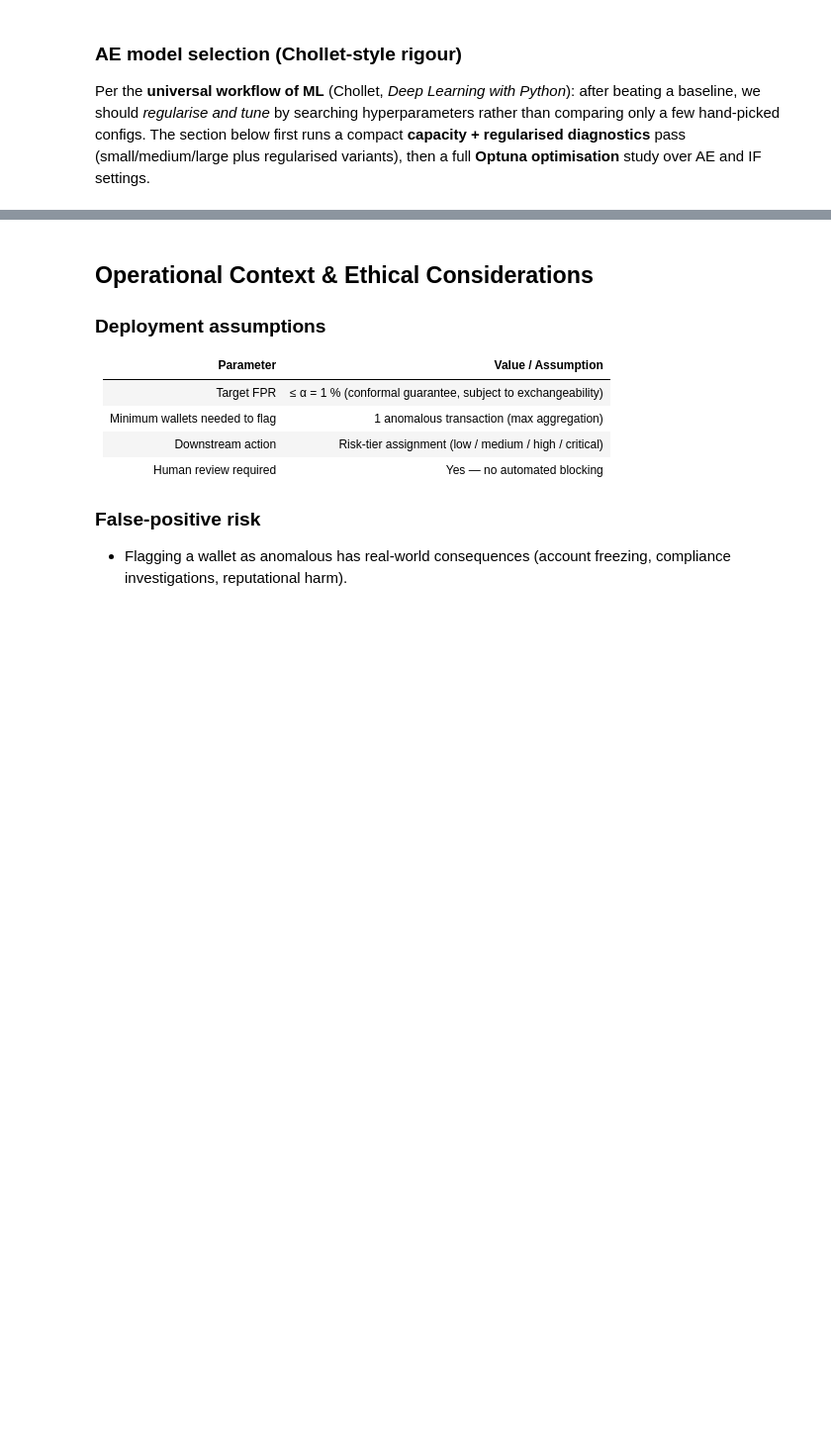
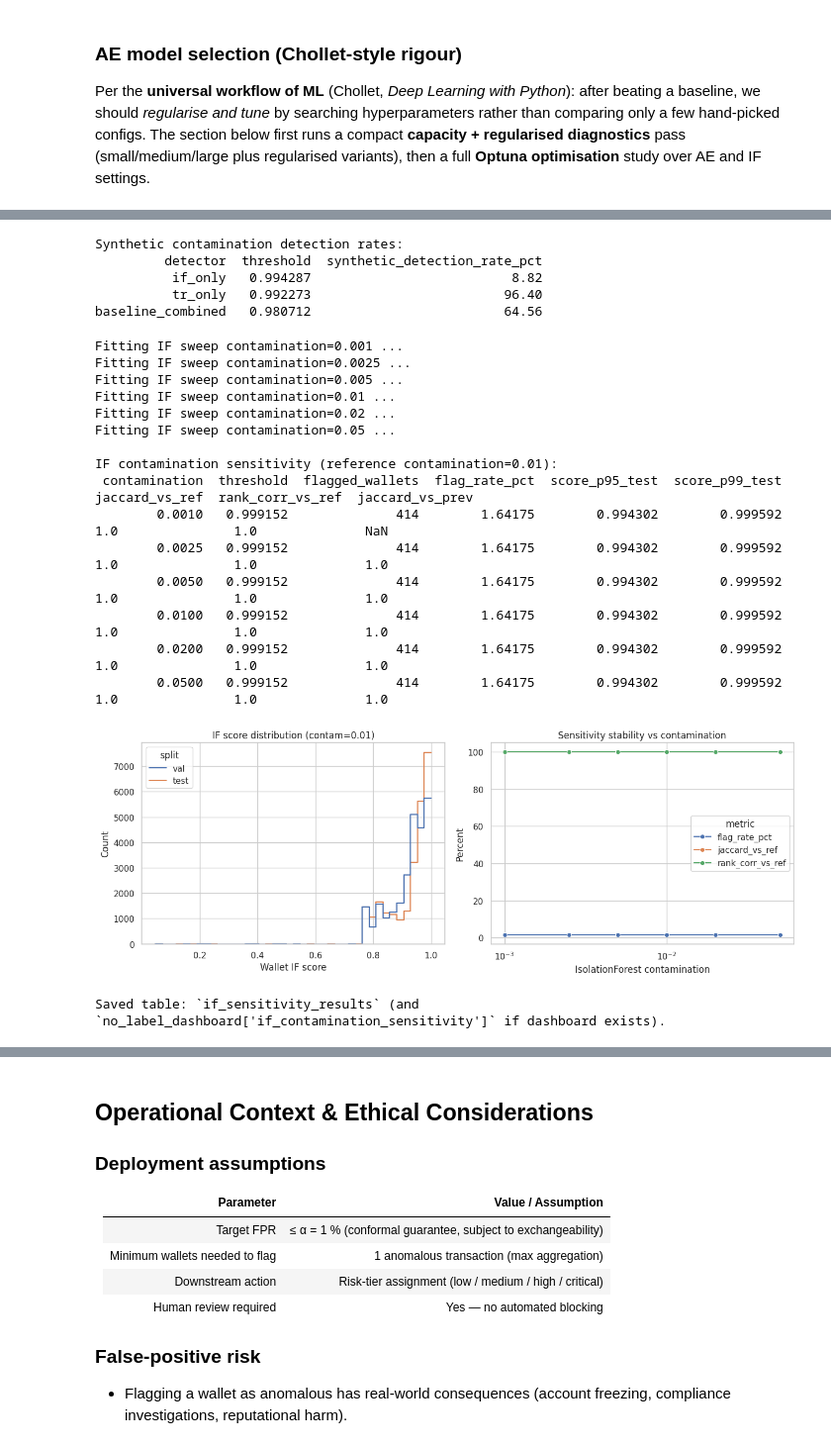
Before and after one commit to gitgatgit/anomaly-detection, a Jupyter notebook: train.ipynb, the cells around one changed output, grey strips where cells are left out. Shown at 99% size. Saved outputs shown, nothing was run; the diff lists cells and outputs as text; code cells hidden in the pictures; blank space fills up the shorter version.

```diff
--- a/train.ipynb
+++ b/train.ipynb
@@ -60,6 +63,6 @@ if torch.cuda.is_available():
 # %%
 # ── Load parquets ─────────────────────────────────────────────────────────────
-CHUNK_DIR = '/kaagle/input/datasets/nschmidtmartinez/anomaly-detect'
+CHUNK_DIR = '/kaggle/input/datasets/nschmidtmartinez/anomaly-detect'
 names     = ['sep', 'oct', 'nov']
 
 df_flat = pd.concat([
@@ -335,5 +407,16 @@ print('Fitting Isolation Forest...')
 iforest = IsolationForest(**IF_CFG).fit(X_tx_norm[train_mask_tx])  # fixed: use normalised features (consistent with AE)
 
 if_raw      = -iforest.decision_function(X_tx_norm)           # (N_tx,) higher = more anomalous
-if_tx_score = (if_raw - if_raw.min()) / (if_raw.max() - if_raw.min())
+
+# Training-CDF normalisation (Kriegel et al. 2011 "Interpreting and Unifying
+# Outlier Scores"; ECOD, Li et al. 2022):
+#   score_i = P(X_train <= raw_i)  ≈ empirical CDF of the training distribution.
+# Using training-only CDF avoids data leakage: val/test raw scores do NOT
+# influence the normalisation reference.  Mean ≈ 0.50 on training data by
+# construction; val/test anomalies push into the upper tail (>0.95).
+if_train_raw   = if_raw[train_mask_tx]
+_if_train_sort = np.sort(if_train_raw)
+# Empirical CDF via searchsorted — O(N log N), equivalent to loop but ~1000x faster.
+if_tx_score    = np.searchsorted(_if_train_sort, if_raw, side='right') / len(_if_train_sort)  # (N_tx,) ∈ [0,1]
 print(f'IF done. Score range: [{if_tx_score.min():.4f}, {if_tx_score.max():.4f}]')
+print(f'IF score mean (expect ≈0.50 with rank norm): {if_tx_score.mean():.4f}')
@@ -424,5 +511,8 @@ def score_tx_ae(model, X_all, device='cpu', batch_size=1024):
 print('Training Transformer AE...')
 tr_model, ae_train_losses, ae_val_losses = train_tx_ae(X_tx_norm[train_mask_tx], X_tx_norm[val_mask_tx], TR_CFG, device)
 tr_raw, per_feat_errors = score_tx_ae(tr_model, X_tx_norm, device)  # (N_tx,), (N_tx, 33)
-tr_tx_score = (tr_raw - tr_raw.min()) / (tr_raw.max() - tr_raw.min())
+# Training-CDF normalisation — same approach as IF (Kriegel et al. 2011).
+tr_train_raw   = tr_raw[train_mask_tx]
+_tr_train_sort = np.sort(tr_train_raw)
+tr_tx_score    = np.searchsorted(_tr_train_sort, tr_raw, side='right') / len(_tr_train_sort)  # (N_tx,) ∈ [0,1]
 print(f'TR done. Score range: [{tr_tx_score.min():.4f}, {tr_tx_score.max():.4f}]')
@@ -1753,12 +2366,13 @@ X_syn_raw += rng.normal(0.0, 1.25 * train_std, size=X_syn_raw.shape)
 
 # Re-score synthetic tx with trained baseline components
 if_syn_raw = -iforest.decision_function(X_syn_raw)
-if_syn = (if_syn_raw - if_raw.min()) / (if_raw.max() - if_raw.min() + 1e-12)
+# Training-CDF normalisation: reuse sorted training arrays from cells 9/14.
+if_syn = np.searchsorted(_if_train_sort, if_syn_raw, side='right') / len(_if_train_sort)
 
 X_syn_norm = scaler.transform(X_syn_raw).astype(np.float32)
 X_syn_norm = np.clip(X_syn_norm, -20.0, 20.0)
 tr_syn_raw, _ = score_tx_ae(tr_model, X_syn_norm, device)
-tr_syn = (tr_syn_raw - tr_raw.min()) / (tr_raw.max() - tr_raw.min() + 1e-12)
+tr_syn = np.searchsorted(_tr_train_sort, tr_syn_raw, side='right') / len(_tr_train_sort)
 
 combined_syn = W_IF * if_syn + W_TR * tr_syn
 
@@ -1774,6 +2388,12 @@ contamination_results = pd.DataFrame([
 
 print('Synthetic contamination detection rates:')
 print(contamination_results.to_string(index=False))
+# %% [output]
+Synthetic contamination detection rates:
+         detector  threshold  synthetic_detection_rate_pct
+          if_only   0.994287                          8.82
+          tr_only   0.992273                         96.40
+baseline_combined   0.980712                         64.56
 # %%
 # ── 4b. Isolation Forest contamination sensitivity ───────────────────────────
 from sklearn.ensemble import IsolationForest
@@ -1841,8 +2461,9 @@ for c_raw in contam_grid:
     )
     if_model.fit(X_tx[train_mask_tx])
 
-    tx_raw = -if_model.decision_function(X_tx)
-    tx_norm = (tx_raw - tx_raw.min()) / (tx_raw.max() - tx_raw.min() + 1e-12)
+    tx_raw      = -if_model.decision_function(X_tx)
+    _tx_tr_sort = np.sort(tx_raw[train_mask_tx])
+    tx_norm     = np.searchsorted(_tx_tr_sort, tx_raw, side='right') / len(_tx_tr_sort)
 
     w_if = (
         pd.DataFrame({'wallet': df_flat['wallet'].values, 'if_score_c': tx_norm})
@@ -1922,33 +2543,51 @@ if ref_wallet_scores is not None:
         'score': np.concatenate([ref_wallet_scores[val_mask_w_sweep], ref_wallet_scores[test_mask_w_sweep]]),
         'split': (['val'] * int(np.sum(val_mask_w_sweep))) + (['test'] * int(np.sum(test_mask_w_sweep))),
     })
     sns.histplot(data=_dist_df, x='score', hue='split', bins=40, element='step', fill=False, stat='count', common_norm=False, ax=axes[0])
     axes[0].set_title(f'IF score distribution (contam={ref_c})')
     axes[0].set_xlabel('Wallet IF score')
     axes[0].set_ylabel('Count')
 
     _stab_df = if_sensitivity_results[['contamination', 'flag_rate_pct', 'jaccard_vs_ref', 'rank_corr_vs_ref']].copy()
     _stab_df['jaccard_vs_ref'] = 100.0 * _stab_df['jaccard_vs_ref']
     _stab_df['rank_corr_vs_ref'] = 100.0 * _stab_df['rank_corr_vs_ref']
     _stab_df = _stab_df.melt(
         id_vars='contamination',
         value_vars=['flag_rate_pct', 'jaccard_vs_ref', 'rank_corr_vs_ref'],
         var_name='metric',
         value_name='percent',
     )
     sns.lineplot(data=_stab_df, x='contamination', y='percent', hue='metric', marker='o', ax=axes[1])
     axes[1].set_xscale('log')
     axes[1].set_title('Sensitivity stability vs contamination')
     axes[1].set_xlabel('IsolationForest contamination')
     axes[1].set_ylabel('Percent')
 
     plt.tight_layout()
     plt.show()
 
 if 'no_label_dashboard' in globals():
     no_label_dashboard['if_contamination_sensitivity'] = if_sensitivity_results
 
 print("Saved table: `if_sensitivity_results` (and `no_label_dashboard['if_contamination_sensitivity']` if dashboard exists).")
+# %% [output]
+Fitting IF sweep contamination=0.001 ...
+Fitting IF sweep contamination=0.0025 ...
+Fitting IF sweep contamination=0.005 ...
+Fitting IF sweep contamination=0.01 ...
+Fitting IF sweep contamination=0.02 ...
+Fitting IF sweep contamination=0.05 ...
+
+IF contamination sensitivity (reference contamination=0.01):
+ contamination  threshold  flagged_wallets  flag_rate_pct  score_p95_test  score_p99_test  jaccard_vs_ref  rank_corr_vs_ref  jaccard_vs_prev
+        0.0010   0.999152              414        1.64175        0.994302        0.999592             1.0               1.0              NaN
+        0.0025   0.999152              414        1.64175        0.994302        0.999592             1.0               1.0              1.0
+        0.0050   0.999152              414        1.64175        0.994302        0.999592             1.0               1.0              1.0
+        0.0100   0.999152              414        1.64175        0.994302        0.999592             1.0               1.0              1.0
+        0.0200   0.999152              414        1.64175        0.994302        0.999592             1.0               1.0              1.0
+        0.0500   0.999152              414        1.64175        0.994302        0.999592             1.0               1.0              1.0
+[figure, added]
+Saved table: `if_sensitivity_results` (and `no_label_dashboard['if_contamination_sensitivity']` if dashboard exists).
 # %%
 # ── 5. Interpretability: what baseline flagged and why ───────────────────────
 
```
Also changed, not shown: parts of 38 cells of this notebook.
